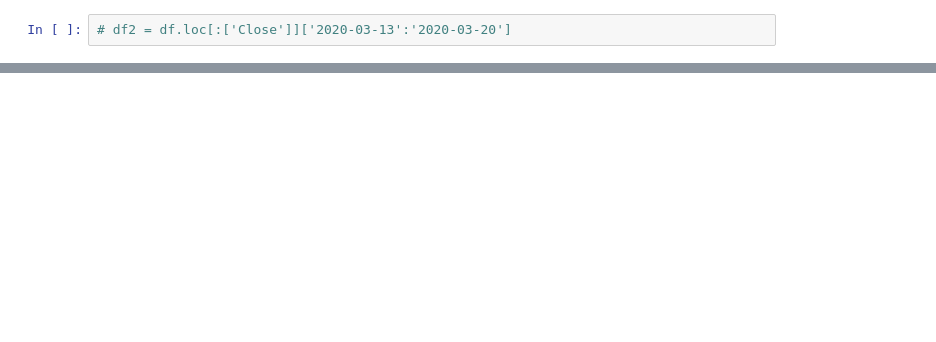
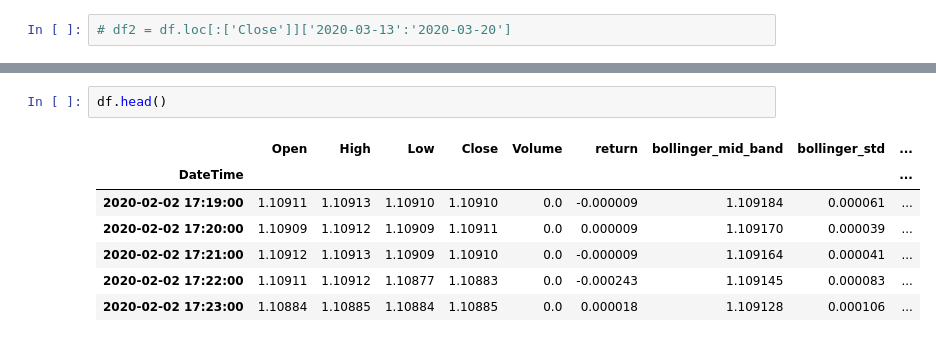
Before and after one commit to treyhunold/project_2, a Jupyter notebook: Travis/histories_plot_BOLINGER.ipynb, the cells around one changed output, grey strips where cells are left out. Saved outputs shown, nothing was run; the diff lists cells and outputs as text; blank space fills up the shorter version.

```diff
--- a/Travis/histories_plot_BOLINGER.ipynb
+++ b/Travis/histories_plot_BOLINGER.ipynb
@@ -142,0 +349,10 @@ TypeError: 'DatetimeIndex' object is not callable
+# %%
+df.head()
+# %% [output]
+|  | Open | High | Low | Close | Volume | return | bollinger_mid_band | bollinger_std | ... |
+| DateTime |  |  |  |  |  |  |  |  | ... |
+| 2020-02-02 17:19:00 | 1.10911 | 1.10913 | 1.10910 | 1.10910 | 0.0 | -0.000009 | 1.109184 | 0.000061 | ... |
+| 2020-02-02 17:20:00 | 1.10909 | 1.10912 | 1.10909 | 1.10911 | 0.0 | 0.000009 | 1.109170 | 0.000039 | ... |
+| 2020-02-02 17:21:00 | 1.10912 | 1.10913 | 1.10909 | 1.10910 | 0.0 | -0.000009 | 1.109164 | 0.000041 | ... |
+| 2020-02-02 17:22:00 | 1.10911 | 1.10912 | 1.10877 | 1.10883 | 0.0 | -0.000243 | 1.109145 | 0.000083 | ... |
+| 2020-02-02 17:23:00 | 1.10884 | 1.10885 | 1.10884 | 1.10885 | 0.0 | 0.000018 | 1.109128 | 0.000106 | ... |
```
Also changed, not shown: parts of 26 cells of this notebook, 3 other files.
